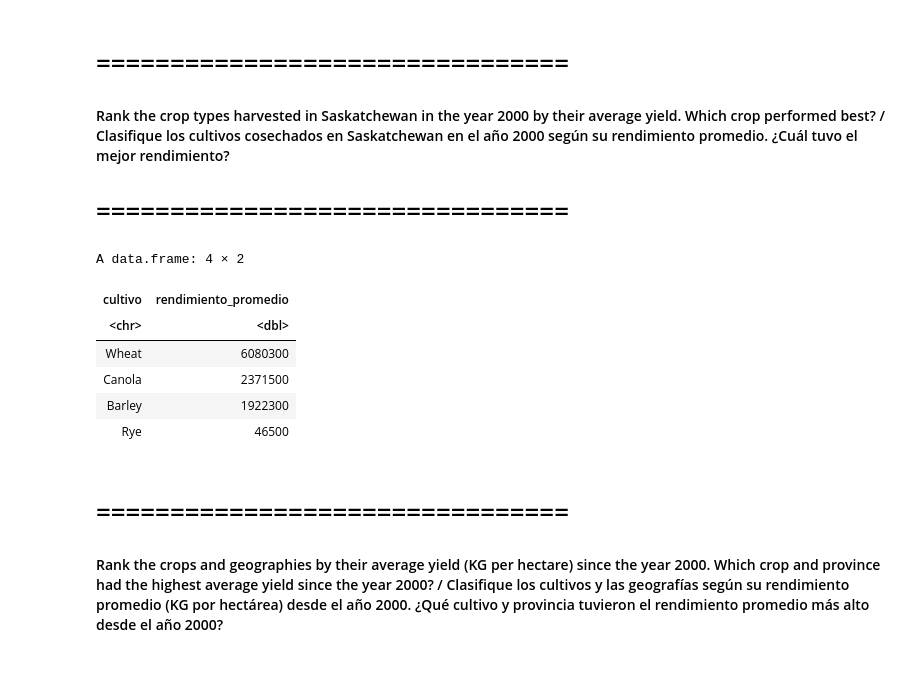
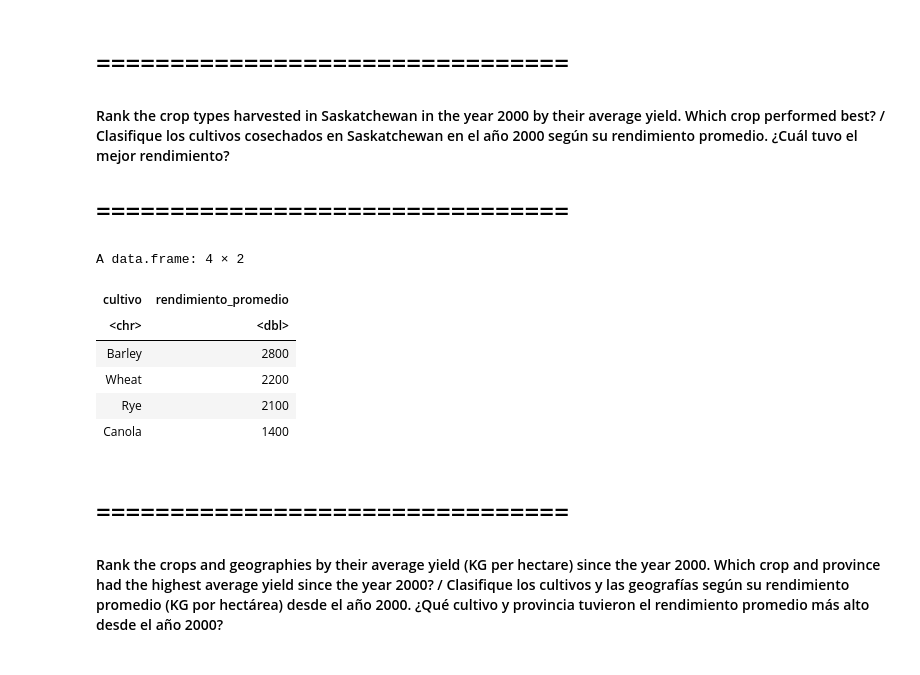
Before and after one commit to FLopez727/Canadian-Crop-Production-Analysis, a Jupyter notebook: CropAnalytics_Canada_FinalProject.ipynb, the cells around one changed output. Drawn from its saved outputs; the diff is of its cells as text; code cells hidden in the pictures.

```diff
--- a/CropAnalytics_Canada_FinalProject.ipynb
+++ b/CropAnalytics_Canada_FinalProject.ipynb
@@ -215,20 +214,20 @@ A data.frame: 1 × 1
 # ================================
 # %%
 dbGetQuery(con, "
-SELECT CROP_TYPE AS cultivo, AVG(HARVESTED_AREA) AS rendimiento_promedio
+SELECT CROP_TYPE AS cultivo, AVG_YIELD AS rendimiento_promedio
 FROM CROP_DATA
 WHERE GEO = 'Saskatchewan' AND YEAR = 2000
 GROUP BY cultivo
 ORDER BY rendimiento_promedio DESC
 ")
 # %% [output]
 A data.frame: 4 × 2
 | cultivo | rendimiento_promedio |
 | <chr> | <dbl> |
-| Wheat | 6080300 |
-| Canola | 2371500 |
-| Barley | 1922300 |
-| Rye | 46500 |
+| Barley | 2800 |
+| Wheat | 2200 |
+| Rye | 2100 |
+| Canola | 1400 |
 # %% [markdown]
 # ================================
 #### Rank the crops and geographies by their average yield (KG per hectare) since the year 2000. Which crop and province had the highest average yield since the year 2000? / Clasifique los cultivos y las geografías según su rendimiento promedio (KG por hectárea) desde el año 2000. ¿Qué cultivo y provincia tuvieron el rendimiento promedio más alto desde el año 2000?
```
Also changed, not shown: parts of 3 cells of this notebook, 1 other file.
